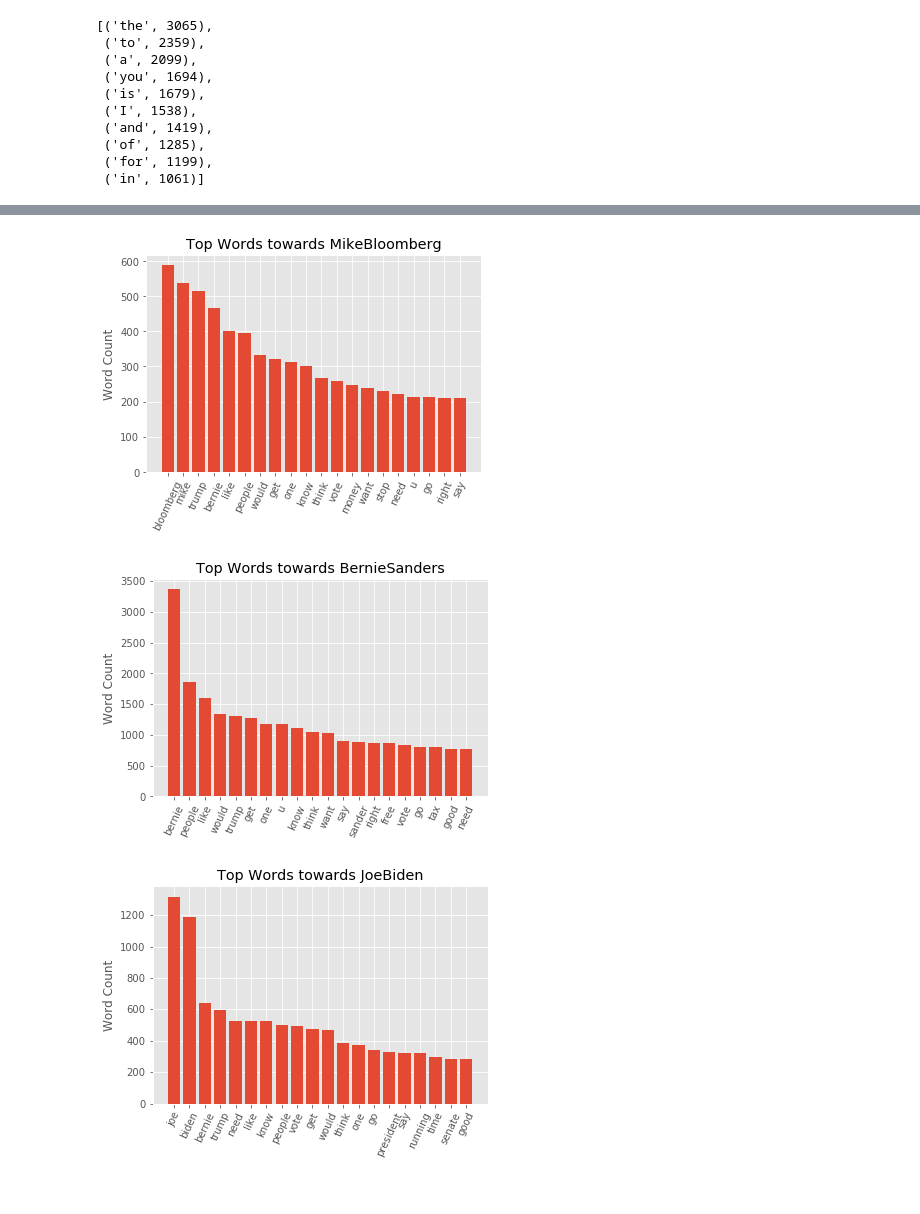
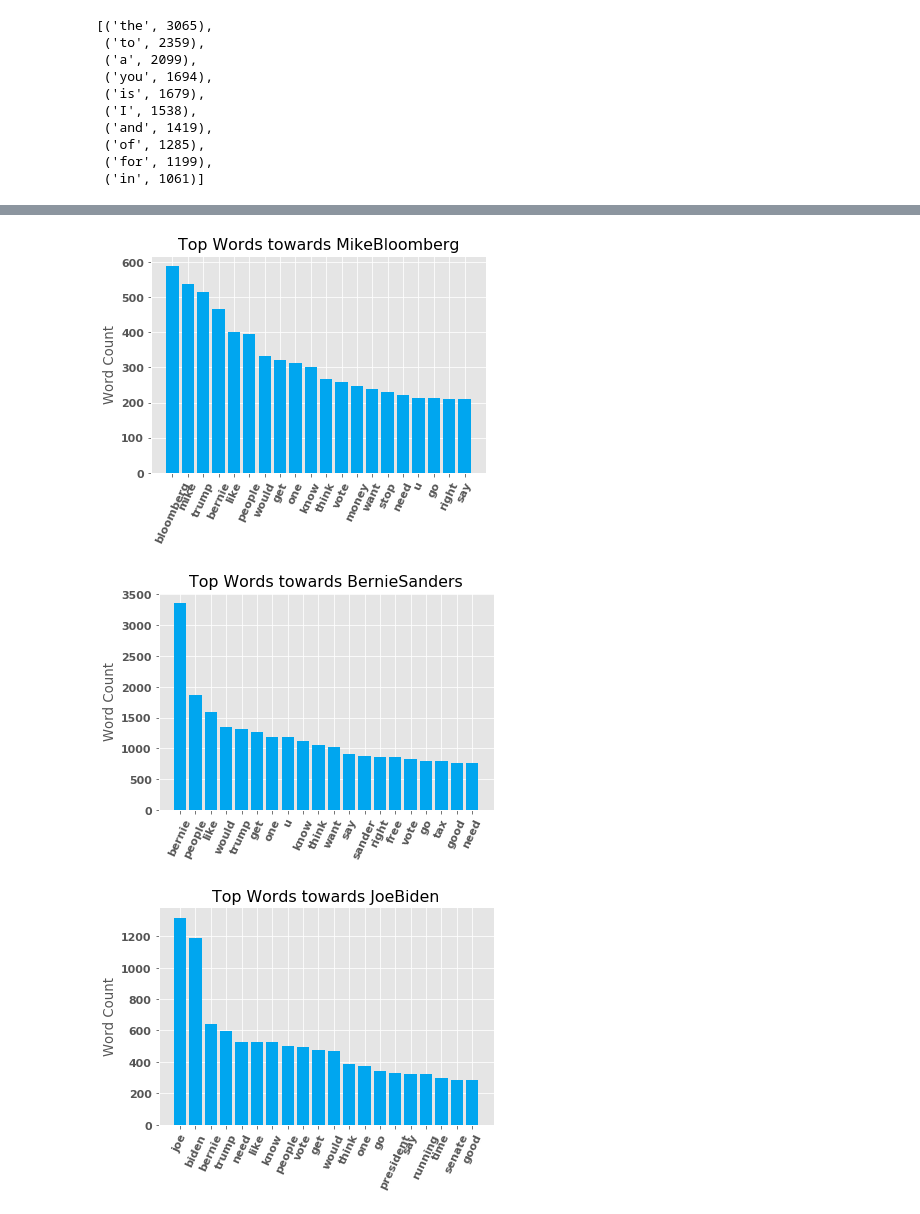
Before and after one commit to danjizquierdo/Sentimental, a Jupyter notebook: NLP_EDA.ipynb, the cells around one changed output, grey strips where cells are left out. Saved outputs shown, nothing was run; the diff lists cells and outputs as text; code cells hidden in the pictures.

```diff
--- a/NLP_EDA.ipynb
+++ b/NLP_EDA.ipynb
@@ -74,5 +76,12 @@ raw_data.name.value_counts().plot(kind='bar');
 # %%
 data = raw_data.sample(frac=.1)
+# %%
+cand_data['clean_text'], cand_data['hashtag'] = zip(*cand_data.text.map(strip_tweets))
+cand_data = pd.merge(cand_data, pd.get_dummies(cand_data.hashtag.apply(pd.Series).stack()).sum(level=0), how='left', left_index=True, right_index=True).drop(['hashtag','followers'], axis=1).fillna(0)
+cand_data['sentiment'] = cand_data.text.apply(sentiment)
+cand_data.set_index(pd.to_datetime(cand_data.timestamp,unit='s'), inplace=True)
+cand_data['day'] = cand_data.index.day
+cand_data.drop(['timestamp'], axis=1, inplace=True)
 # %%
 data['clean_text'], data['hashtag'] = zip(*data.text.map(strip_tweets))
 data = pd.merge(data, pd.get_dummies(data.hashtag.apply(pd.Series).stack()).sum(level=0), how='left', left_index=True, right_index=True).drop(['hashtag','followers'], axis=1).fillna(0)
@@ -228,3 +300,23 @@ plt.title('Sentiment by Time of Day', pad=20);
 [figure]
 # %%
 real_candidates = ['MikeBloomberg','BernieSanders','JoeBiden', 'ewarren']
+# %%
+fig, axes = plt.subplots(1,len(real_candidates), figsize=(12,8))
+legends = {'ewarren': '.', 'BernieSanders':'*', 'MikeBloomberg':'+', 'JoeBiden':'x'}
+for count, candidate in enumerate(real_candidates):
+    subset = cand_data['2020-02-25':'2020-03-03'].query(f'name=="{candidate}"')
+    subset['theta'] = winter_time(subset.index)
+    fig = plt.subplot(polar=True)
+    ax = plt.gca()
+    ax.set_rorigin(-2)
+    ax.set_rlim(-1,1)
+    ax.set_theta_zero_location('S', 210)
+    ax.set_theta_direction(-1)
+    ax.set_rlabel_position(210)
+    offset = [210,300,30,120]
+    ax.set_rticks([-1,0,1])
+    ax.set_thetagrids(angles = offset,
+                      labels = ('Midnight', 'Early Morning', 'Noon', 'Evening'))
+    c = ax.scatter(subset['theta'], subset['sentiment'], alpha=0.75, marker=legends[candidate], linewidths=2)
+    plt.legend(real_candidates, title='Candidates', prop={'weight':'normal'})
+    plt.title('Candidate Sentiment by Time of Day')
@@ -293,4 +387,6 @@ stopwords_list=stopwords.words('english') +list(string.punctuation)
 stopwords_list += ["&amp;","'",'"','...','``','…','’','‘','“',"''",'""','”','”','co',"'s'",'\'s','n\'t','\'m','\'re','amp','https']
 # %%
 poli_freq = wordfrequency(raw_data.clean_text.values, 20)
+# %%
+plt.rc('font', weight='bold', size=12)
 # %%
@@ -304,13 +400,15 @@ plt.show;
+# %%
+plt.rc('font', weight='bold', size=11)
 # %%
 for candidate in real_candidates:
     poli_freq = wordfrequency(raw_data.query(f'name =="{candidate}"').clean_text.values, 20)
     fig = plt.figure()
-    plt.bar([word[0] for word in poli_freq], [word[1] for word in poli_freq])
+    plt.bar([word[0] for word in poli_freq], [word[1] for word in poli_freq], color='#00A6EF')
     plt.xticks(rotation=65)
     plt.ylabel('Word Count')
     plt.title(f'Top Words towards {candidate}')
     plt.show;
 # %% [output]
-[figure, old version]
+[figure, new version]
-[figure, old version]
+[figure, new version]
-[figure, old version]
+[figure, new version]
```
Also changed, not shown: parts of 15 cells of this notebook, 13 other files.
